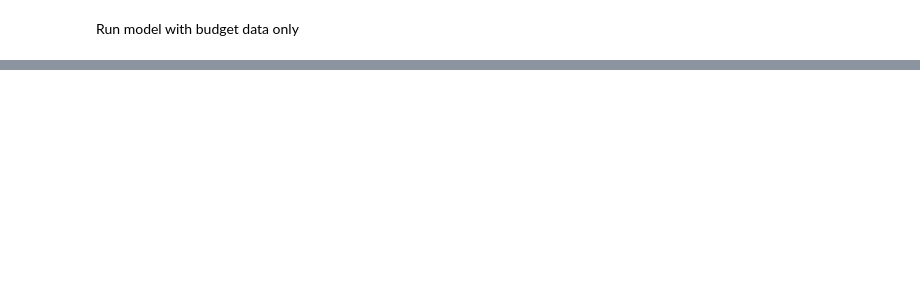
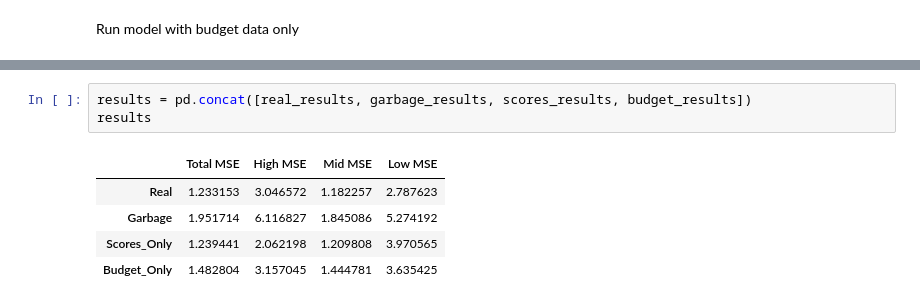
Before and after one commit to JamesVLinton/Texas_Education_Data_Analysis, a Jupyter notebook: notebooks/Predict_Outcomes.ipynb, the cells around one changed output, grey strips where cells are left out. Drawn from its saved outputs; the diff is of its cells as text; blank space fills up the shorter version.

```diff
--- a/notebooks/Predict_Outcomes.ipynb
+++ b/notebooks/Predict_Outcomes.ipynb
@@ -367,0 +677,9 @@ results
+# %%
+results = pd.concat([real_results, garbage_results, scores_results, budget_results])
+results
+# %% [output]
+|  | Total MSE | High MSE | Mid MSE | Low MSE |
+| Real | 1.233153 | 3.046572 | 1.182257 | 2.787623 |
+| Garbage | 1.951714 | 6.116827 | 1.845086 | 5.274192 |
+| Scores_Only | 1.239441 | 2.062198 | 1.209808 | 3.970565 |
+| Budget_Only | 1.482804 | 3.157045 | 1.444781 | 3.635425 |
```
Also changed, not shown: parts of 18 cells of this notebook, 6 other files.
